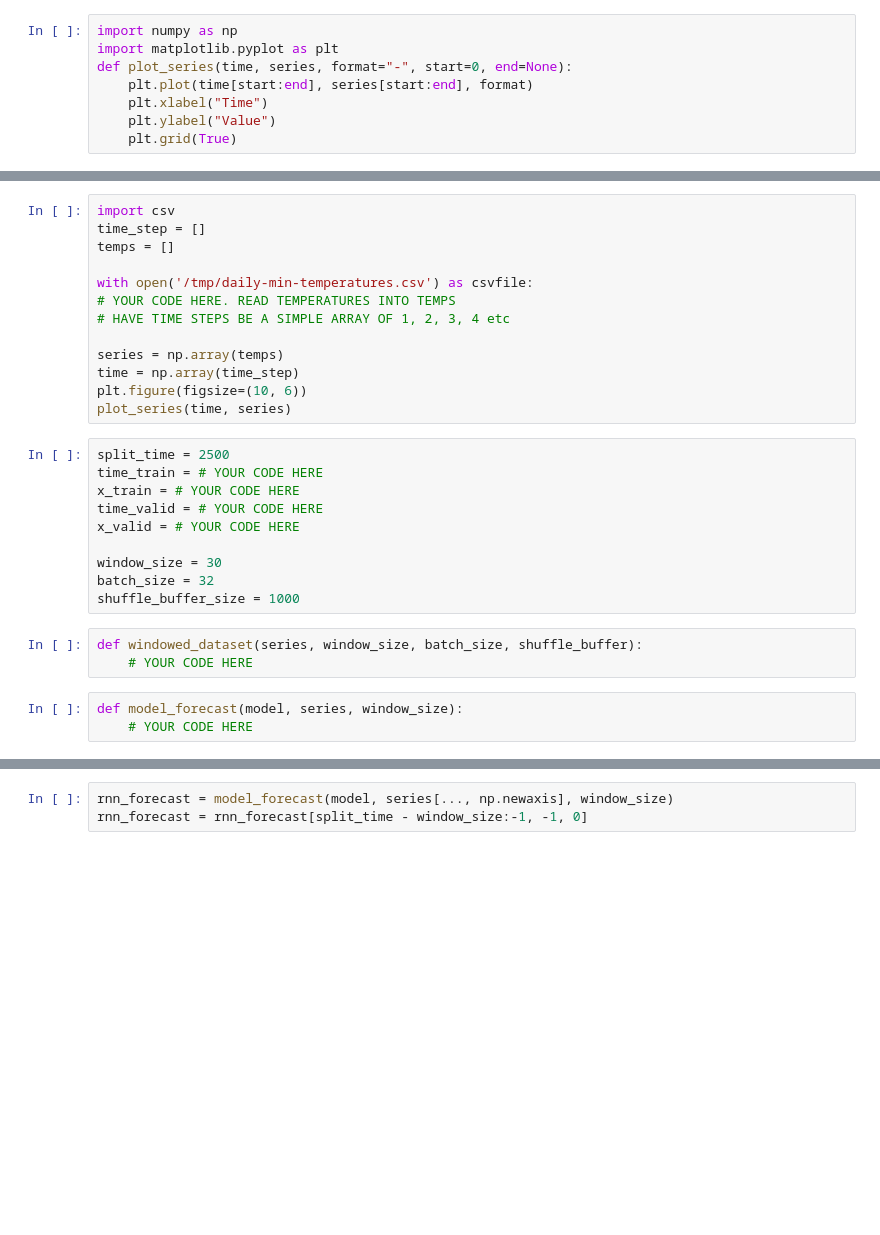
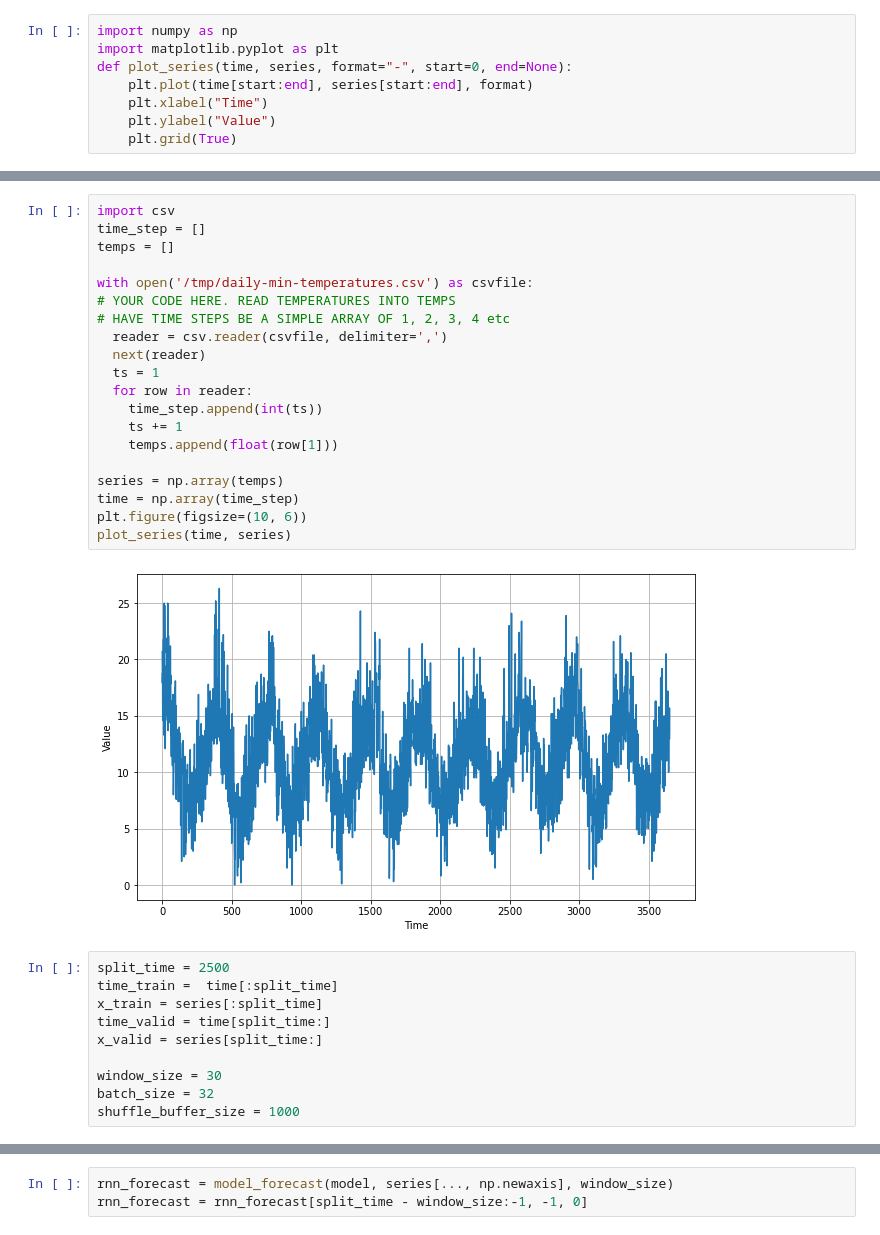
Before and after one commit to jeff-daniels/Coursera---TensorFlow-in-Practice, a Jupyter notebook: Sequences, Time Series and Prediction/Exercise 4-Daily Min Temperatures Melbourne.ipynb, the cells around one changed output, grey strips where cells are left out. Drawn from its saved outputs; the diff is of its cells as text; blank space fills up the shorter version.

```diff
--- a/Sequences, Time Series and Prediction/Exercise 4-Daily Min Temperatures Melbourne.ipynb
+++ b/Sequences, Time Series and Prediction/Exercise 4-Daily Min Temperatures Melbourne.ipynb
@@ -28,29 +41,32 @@ def plot_series(time, series, format="-", start=0, end=None):
 # %%
 import csv
 time_step = []
 temps = []
 
 with open('/tmp/daily-min-temperatures.csv') as csvfile:
 # YOUR CODE HERE. READ TEMPERATURES INTO TEMPS
 # HAVE TIME STEPS BE A SIMPLE ARRAY OF 1, 2, 3, 4 etc
+  reader = csv.reader(csvfile, delimiter=',')
+  next(reader)
+  ts = 1
+  for row in reader:
+    time_step.append(int(ts))
+    ts += 1
+    temps.append(float(row[1]))
 
 series = np.array(temps)
 time = np.array(time_step)
 plt.figure(figsize=(10, 6))
 plot_series(time, series)
+# %% [output]
+[figure, added]
 # %%
 split_time = 2500
-time_train = # YOUR CODE HERE
-x_train = # YOUR CODE HERE
-time_valid = # YOUR CODE HERE
-x_valid = # YOUR CODE HERE
+time_train =  time[:split_time]
+x_train = series[:split_time]
+time_valid = time[split_time:]
+x_valid = series[split_time:]
 
 window_size = 30
 batch_size = 32
 shuffle_buffer_size = 1000
-# %%
-def windowed_dataset(series, window_size, batch_size, shuffle_buffer):
-    # YOUR CODE HERE
-# %%
-def model_forecast(model, series, window_size):
-    # YOUR CODE HERE
```
Also changed, not shown: parts of 10 cells of this notebook.
